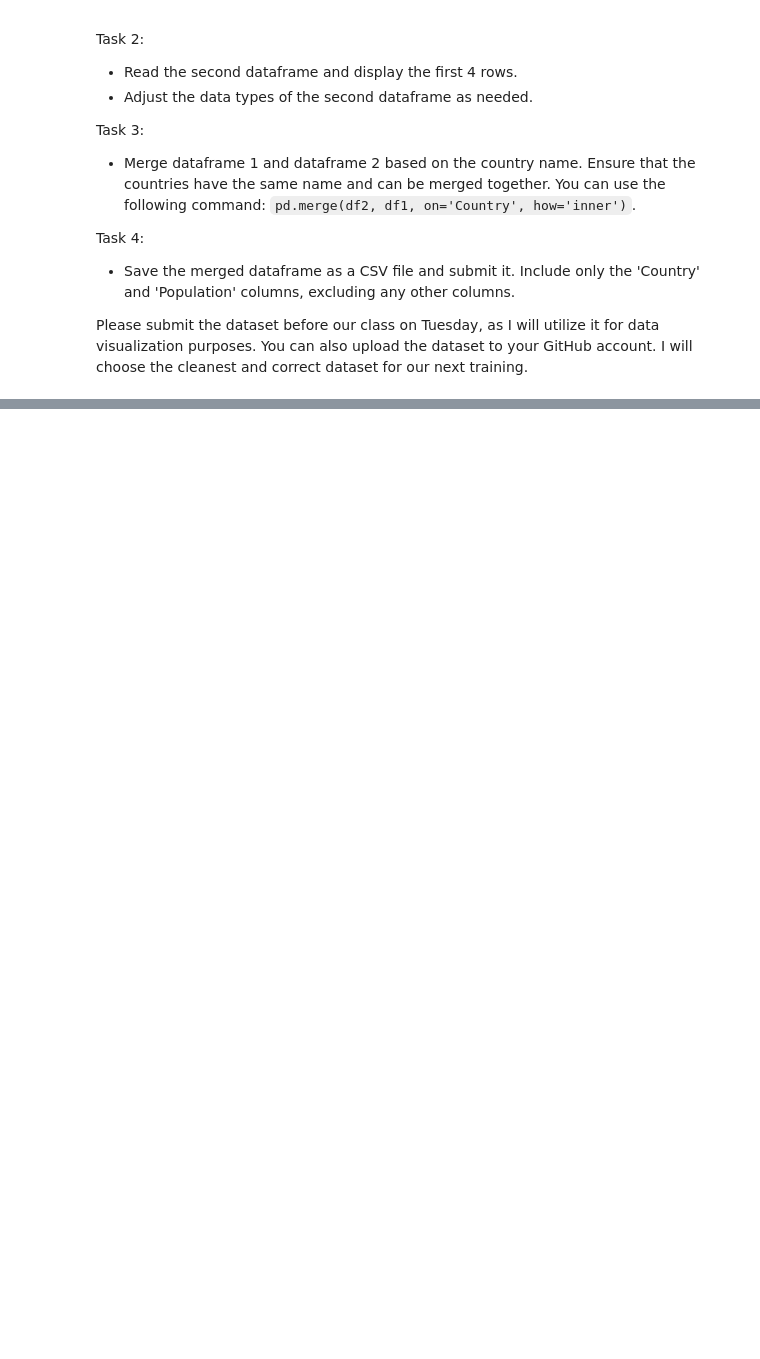
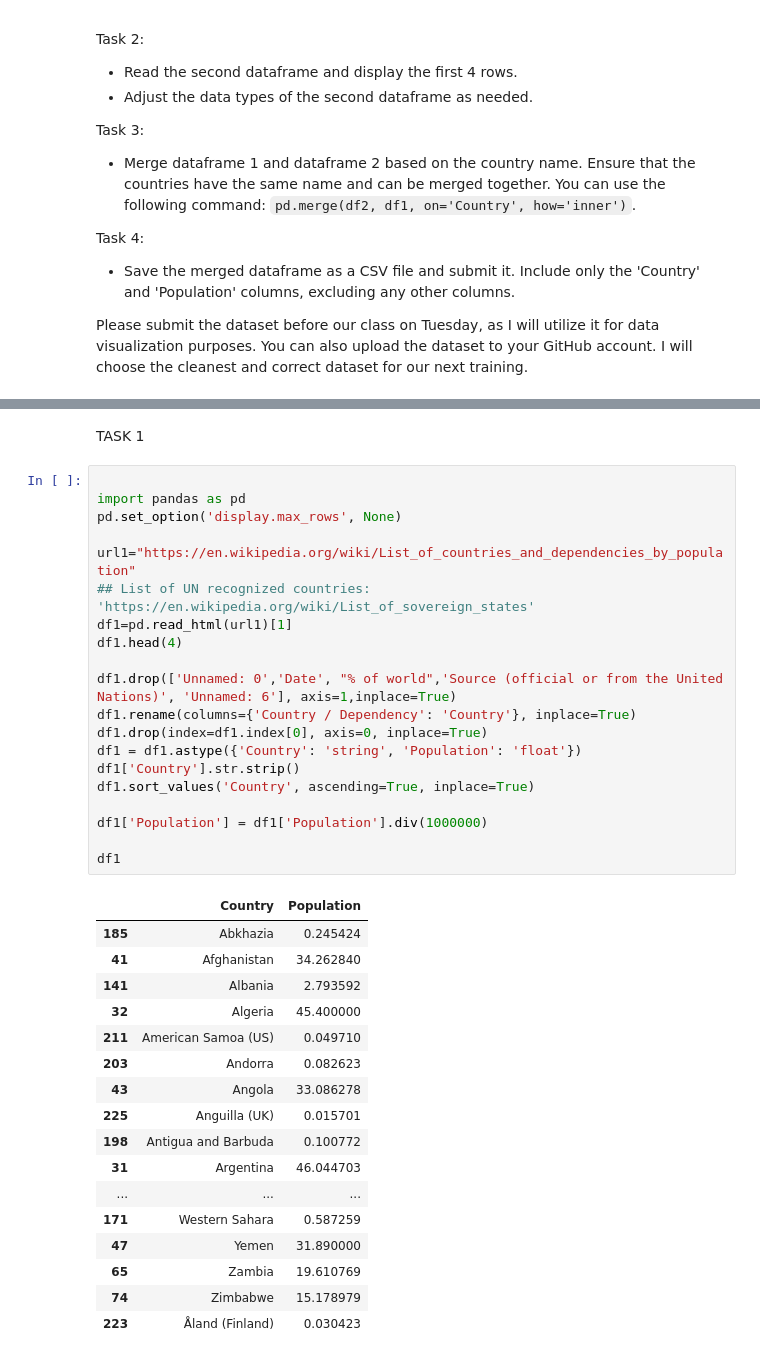
Before and after one commit to MithunMPK/PythonAssignments, a Jupyter notebook: Assignment_4.ipynb, the cells around one changed output, grey strips where cells are left out. Saved outputs shown, nothing was run; the diff lists cells and outputs as text; blank space fills up the shorter version.

```diff
--- a/Assignment_4.ipynb
+++ b/Assignment_4.ipynb
@@ -71,0 +50,40 @@ df
+# %% [markdown]
+TASK 1
+# %%
+
+import pandas as pd
+pd.set_option('display.max_rows', None)
+
+url1="https://en.wikipedia.org/wiki/List_of_countries_and_dependencies_by_population"
+## List of UN recognized countries: 'https://en.wikipedia.org/wiki/List_of_sovereign_states'
+df1=pd.read_html(url1)[1]
+df1.head(4)
+
+df1.drop(['Unnamed: 0','Date', "% of world",'Source (official or from the United Nations)', 'Unnamed: 6'], axis=1,inplace=True)
+df1.rename(columns={'Country / Dependency': 'Country'}, inplace=True)
+df1.drop(index=df1.index[0], axis=0, inplace=True)
+df1 = df1.astype({'Country': 'string', 'Population': 'float'})
+df1['Country'].str.strip()
+df1.sort_values('Country', ascending=True, inplace=True)
+
+df1['Population'] = df1['Population'].div(1000000)
+
+df1
+# %% [output]
+|  | Country | Population |
+| 185 | Abkhazia | 0.245424 |
+| 41 | Afghanistan | 34.262840 |
+| 141 | Albania | 2.793592 |
+| 32 | Algeria | 45.400000 |
+| 211 | American Samoa (US) | 0.049710 |
+| 203 | Andorra | 0.082623 |
+| 43 | Angola | 33.086278 |
+| 225 | Anguilla (UK) | 0.015701 |
+| 198 | Antigua and Barbuda | 0.100772 |
+| 31 | Argentina | 46.044703 |
+| ... | ... | ... |
+| 171 | Western Sahara | 0.587259 |
+| 47 | Yemen | 31.890000 |
+| 65 | Zambia | 19.610769 |
+| 74 | Zimbabwe | 15.178979 |
+| 223 | Åland (Finland) | 0.030423 |
```
Also changed, not shown: parts of 5 cells of this notebook.
